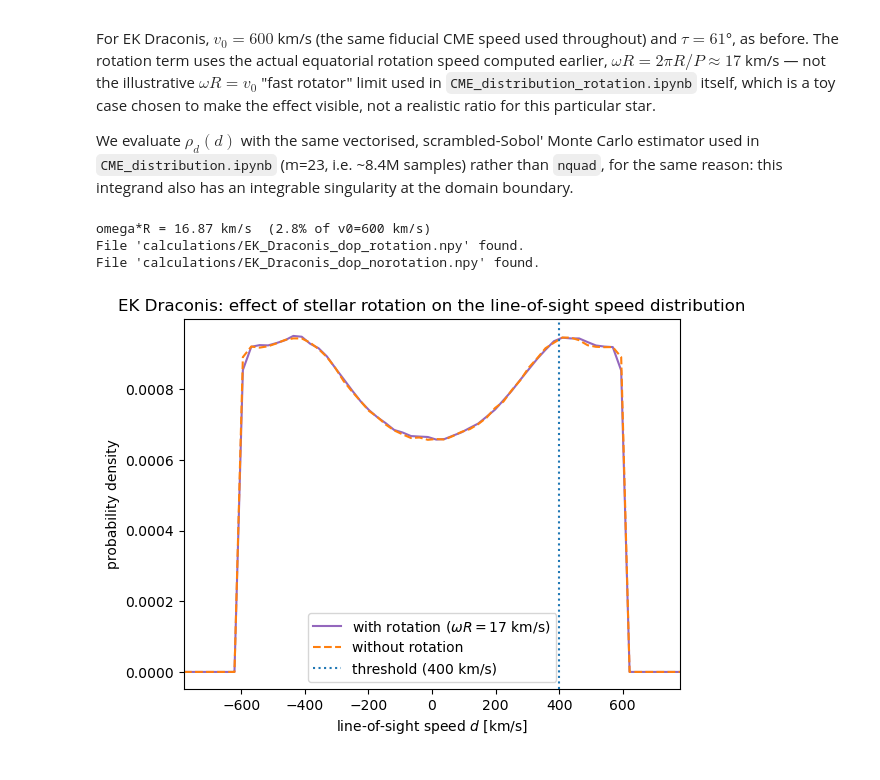
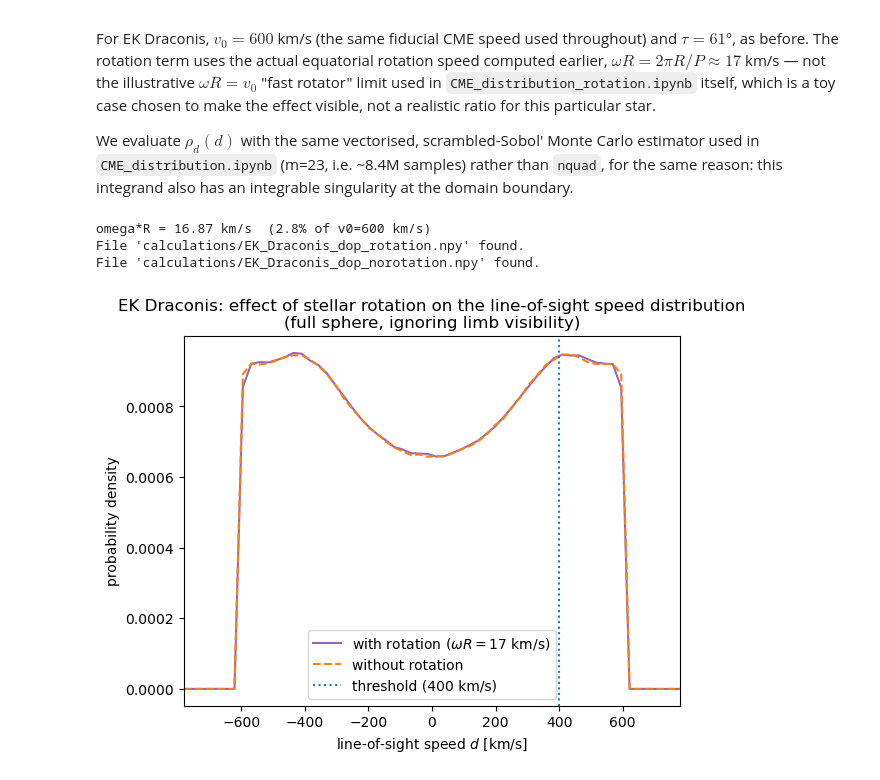
Before and after one commit to demichieldewilde/CME_distribution, a Jupyter notebook: EK_Draconis_CME_observation_ratio.ipynb, the cells around one changed output. Saved outputs shown, nothing was run; the diff lists cells and outputs as text; code cells hidden in the pictures.

```diff
--- a/EK_Draconis_CME_observation_ratio.ipynb
+++ b/EK_Draconis_CME_observation_ratio.ipynb
@@ -351,10 +351,10 @@ omega_R = 2 * np.pi * R_km / P_s      # km/s, equatorial rotation speed
 print(f"omega*R = {omega_R:.2f} km/s  ({omega_R/v0*100:.1f}% of v0={v0} km/s)")
 
 
-def mc_rho_dops(dops, tau, v0, omega_R, m=23, seed=0):
+def mc_rho_dops(dops, tau, v0, omega_R, theta_max=np.pi, m=23, seed=0):
     sampler = qmc.Sobol(d=3, scramble=True, seed=seed)
     u = sampler.random_base2(m=m)
-    theta = (u[:, 0] * np.pi)[:, None]
+    theta = (u[:, 0] * theta_max)[:, None]
     phi = (u[:, 1] * 2 * np.pi)[:, None]
     theta2 = (u[:, 2] * np.pi / 2)[:, None]
     dops_ = np.asarray(dops)[None, :]
@@ -362,33 +362,33 @@ def mc_rho_dops(dops, tau, v0, omega_R, m=23, seed=0):
     alpha = get_alpha(tau, theta, phi)
     denom = v0 * np.sin(theta) * np.sin(theta2)
     cosphi2 = (dops_ - v0 * np.cos(theta) * np.cos(theta2)
                - omega_R * np.sin(tau) * np.sin(phi) * np.sin(theta)) / denom
     valid = np.abs(cosphi2) <= 1
     sinphi2 = np.where(valid, np.sqrt(np.clip(1 - cosphi2**2, 0, None)), 0.0)
 
     # verified-correct form: sin(theta)*sin(theta2) cancelled against the measure (see markdown above).
     integrand = np.where(valid, rho(alpha) * rho_CME(theta2) / (sinphi2 + 1e-3), 0.0)
-    volume = np.pi * (2 * np.pi) * (np.pi / 2)
+    volume = theta_max * (2 * np.pi) * (np.pi / 2)
     return integrand.mean(axis=0) * volume
 
 
 dops = np.linspace(-1.3 * v0, 1.3 * v0, 60)
 dens_rot = get_or_create_data("EK_Draconis_dop_rotation", lambda: mc_rho_dops(dops, tau, v0, omega_R))
 # the omega_R=0 limit, computed with the exact same function/normalisation, so it's a like-for-like
 # "without rotation" baseline (unlike the beta-restricted `dens`/`predicted_pct` computed earlier).
 dens_norot = get_or_create_data("EK_Draconis_dop_norotation", lambda: mc_rho_dops(dops, tau, v0, 0.0))
 
 plt.plot(dops, dens_rot / np.trapz(dens_rot, dops), color="tab:purple", label=fr"with rotation ($\omega R={omega_R:.0f}$ km/s)")
 plt.plot(dops, dens_norot / np.trapz(dens_norot, dops), "--", color="tab:orange", label="without rotation")
 plt.axvline(v_threshold, color="tab:blue", linestyle=":", label=f"threshold ({v_threshold} km/s)")
 plt.xlabel(r"line-of-sight speed $d$ [km/s]")
 plt.ylabel("probability density")
-plt.title("EK Draconis: effect of stellar rotation on the line-of-sight speed distribution")
+plt.title("EK Draconis: effect of stellar rotation on the line-of-sight speed distribution\n(full sphere, ignoring limb visibility)")
 plt.legend()
 plt.xlim(-1.3 * v0, 1.3 * v0)
 plt.show()
 # %% [output]
 omega*R = 16.87 km/s  (2.8% of v0=600 km/s)
 File 'calculations/EK_Draconis_dop_rotation.npy' found.
 File 'calculations/EK_Draconis_dop_norotation.npy' found.
-[figure, old version]
+[figure, new version]
```
Also changed, not shown: parts of 7 cells of this notebook, 4 other files.
